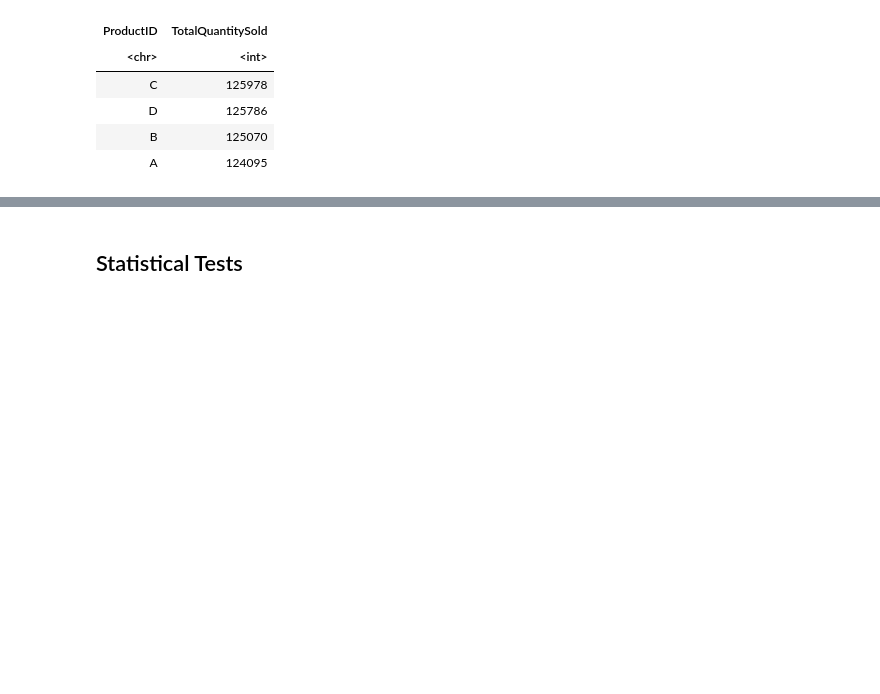
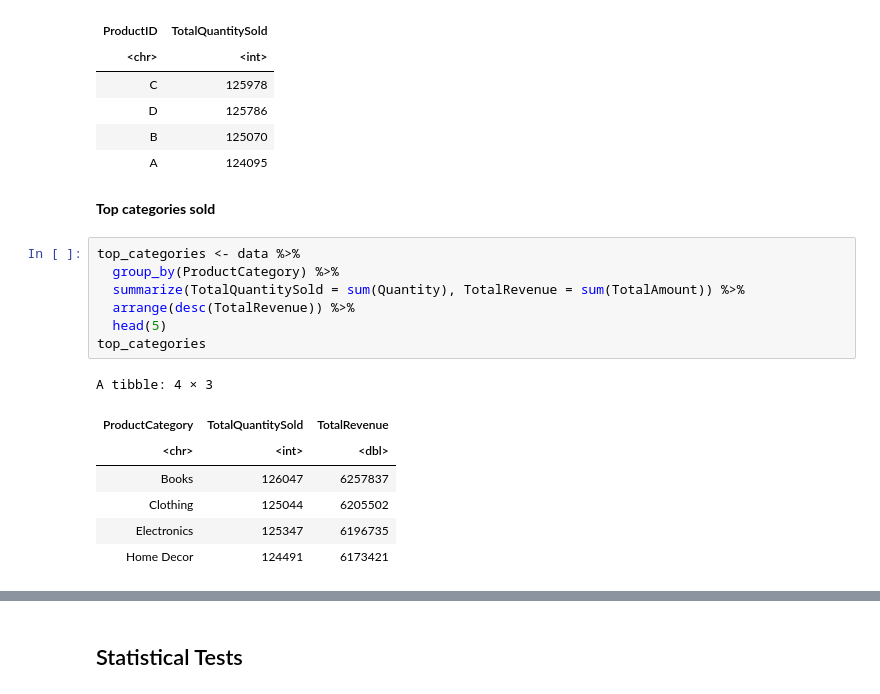
Before and after one commit to Harounnn/Statistical-Analysis-using-R, a Jupyter notebook: notebook.ipynb, the cells around one changed output, grey strips where cells are left out. Saved outputs shown, nothing was run; the diff lists cells and outputs as text; blank space fills up the shorter version.

```diff
--- a/notebook.ipynb
+++ b/notebook.ipynb
@@ -257,3 +250,20 @@ A tibble: 4 × 2
 | D | 125786 |
 | B | 125070 |
 | A | 124095 |
+# %% [markdown]
+**Top categories sold**
+# %%
+top_categories <- data %>%
+  group_by(ProductCategory) %>%
+  summarize(TotalQuantitySold = sum(Quantity), TotalRevenue = sum(TotalAmount)) %>%
+  arrange(desc(TotalRevenue)) %>%
+  head(5)
+top_categories
+# %% [output]
+A tibble: 4 × 3
+| ProductCategory | TotalQuantitySold | TotalRevenue |
+| <chr> | <int> | <dbl> |
+| Books | 126047 | 6257837 |
+| Clothing | 125044 | 6205502 |
+| Electronics | 125347 | 6196735 |
+| Home Decor | 124491 | 6173421 |
```
Also changed, not shown: parts of 9 cells of this notebook.
